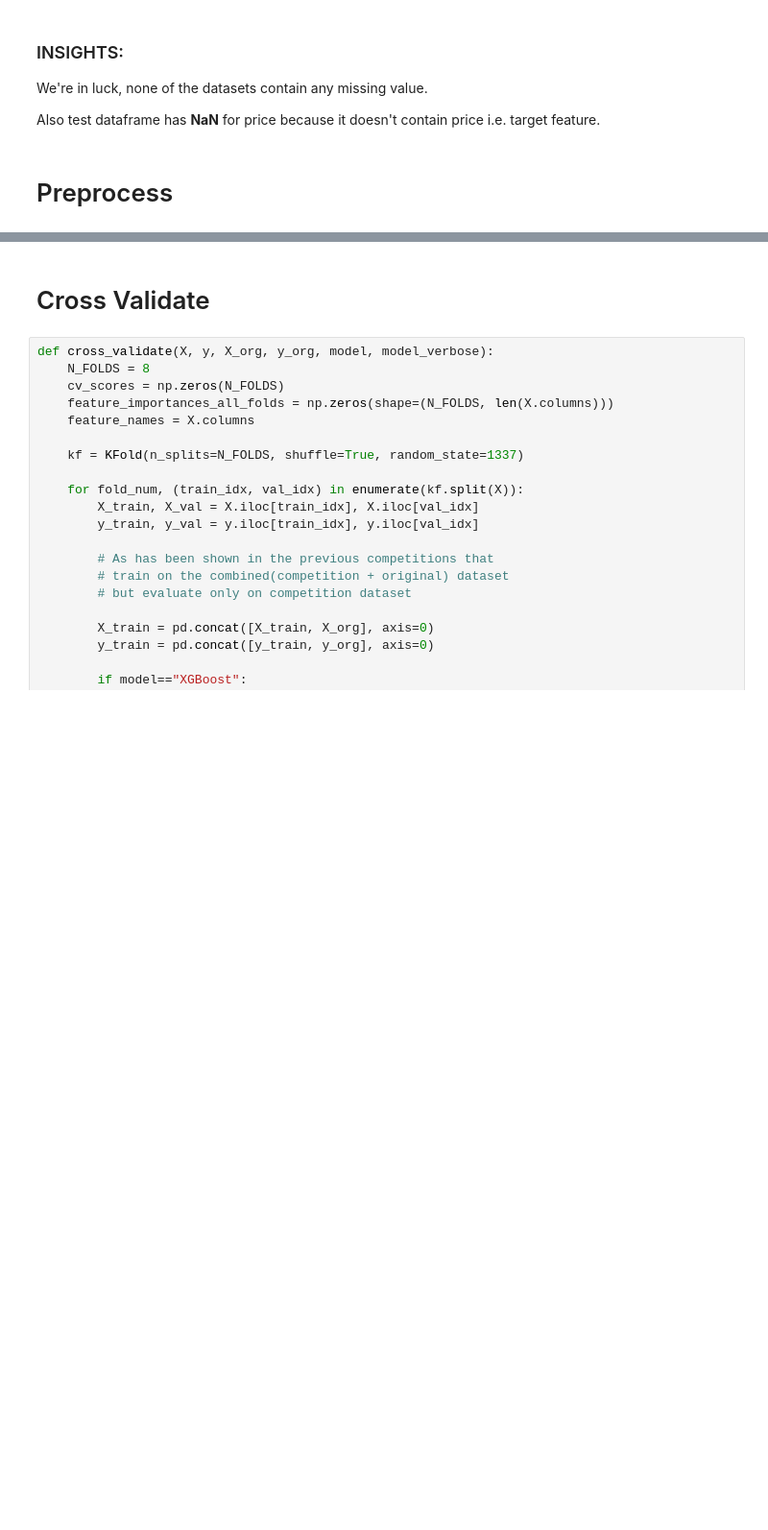
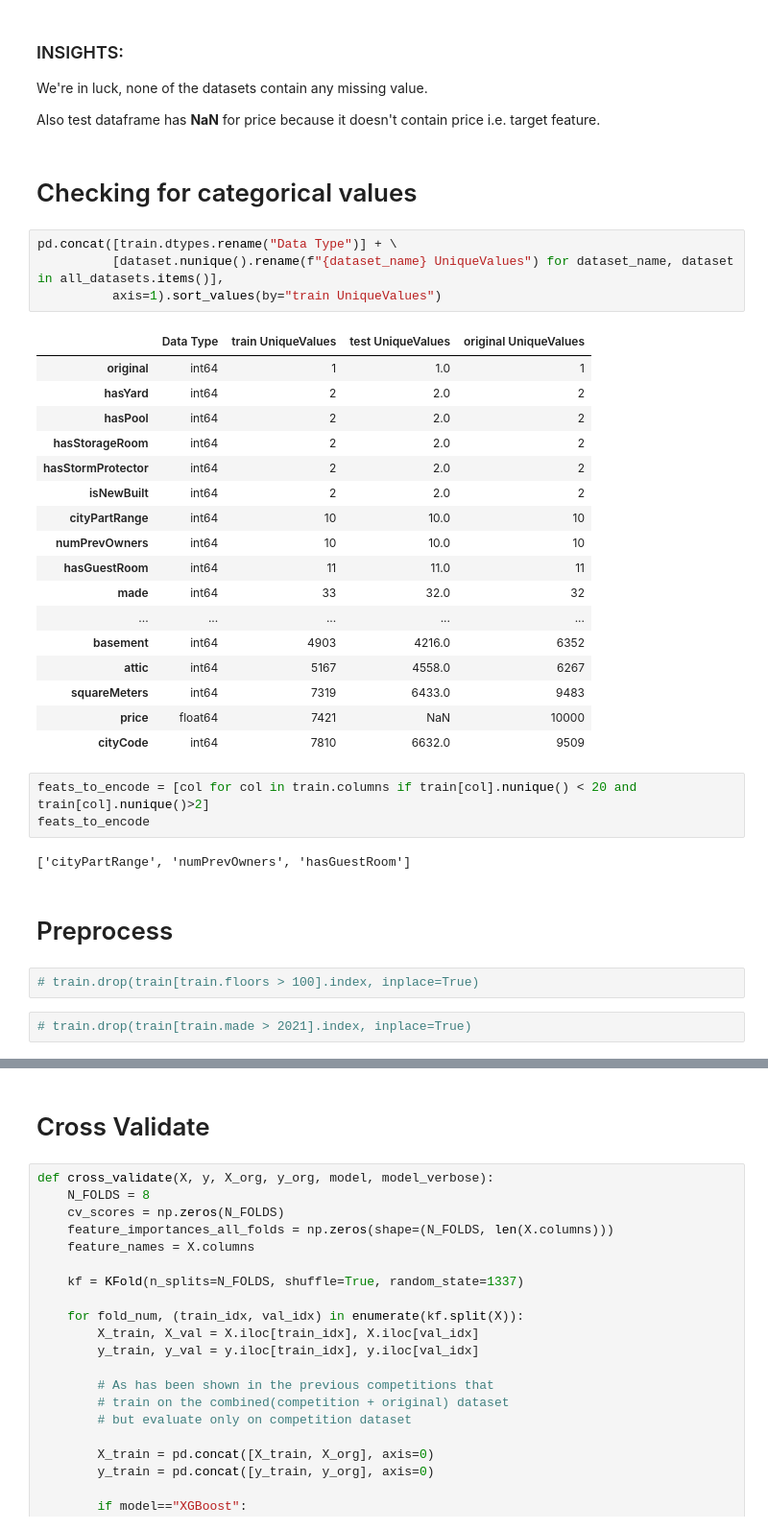
Before and after one commit to KhawajaAbaid/kaggle-playground, a Jupyter notebook: ps3e6-effective-feature-engineering.ipynb, the cells around one changed output, grey strips where cells are left out. Shown at 96% size. Cells and saved outputs as stored; diff of their text form; blank space fills up the shorter version.

```diff
--- a/ps3e6-effective-feature-engineering.ipynb
+++ b/ps3e6-effective-feature-engineering.ipynb
@@ -90,8 +92,41 @@ pd.concat([dataset.isnull().sum().rename(f"Missing in {dataset_name}")
 We're in luck, none of the datasets contain any missing value.
 
 Also test dataframe has **NaN** for price because it doesn't contain price i.e. target feature.
+# %% [markdown]
+# Checking for categorical values
+# %%
+pd.concat([train.dtypes.rename("Data Type")] + \
+          [dataset.nunique().rename(f"{dataset_name} UniqueValues") for dataset_name, dataset in all_datasets.items()],
+          axis=1).sort_values(by="train UniqueValues")
+# %% [output]
+|  | Data Type | train UniqueValues | test UniqueValues | original UniqueValues |
+| original | int64 | 1 | 1.0 | 1 |
+| hasYard | int64 | 2 | 2.0 | 2 |
+| hasPool | int64 | 2 | 2.0 | 2 |
+| hasStorageRoom | int64 | 2 | 2.0 | 2 |
+| hasStormProtector | int64 | 2 | 2.0 | 2 |
+| isNewBuilt | int64 | 2 | 2.0 | 2 |
+| cityPartRange | int64 | 10 | 10.0 | 10 |
+| numPrevOwners | int64 | 10 | 10.0 | 10 |
+| hasGuestRoom | int64 | 11 | 11.0 | 11 |
+| made | int64 | 33 | 32.0 | 32 |
+| ... | ... | ... | ... | ... |
+| basement | int64 | 4903 | 4216.0 | 6352 |
+| attic | int64 | 5167 | 4558.0 | 6267 |
+| squareMeters | int64 | 7319 | 6433.0 | 9483 |
+| price | float64 | 7421 | NaN | 10000 |
+| cityCode | int64 | 7810 | 6632.0 | 9509 |
+# %%
+feats_to_encode = [col for col in train.columns if train[col].nunique() < 20 and train[col].nunique()>2]
+feats_to_encode
+# %% [output]
+['cityPartRange', 'numPrevOwners', 'hasGuestRoom']
 # %% [markdown]
 # Preprocess
+# %%
+# train.drop(train[train.floors > 100].index, inplace=True)
+# %%
+# train.drop(train[train.made > 2021].index, inplace=True)
 # %%
 def preprocess(datasets:dict, target:str):
     """Preprocess the data
```
Also changed, not shown: parts of 12 cells of this notebook.
